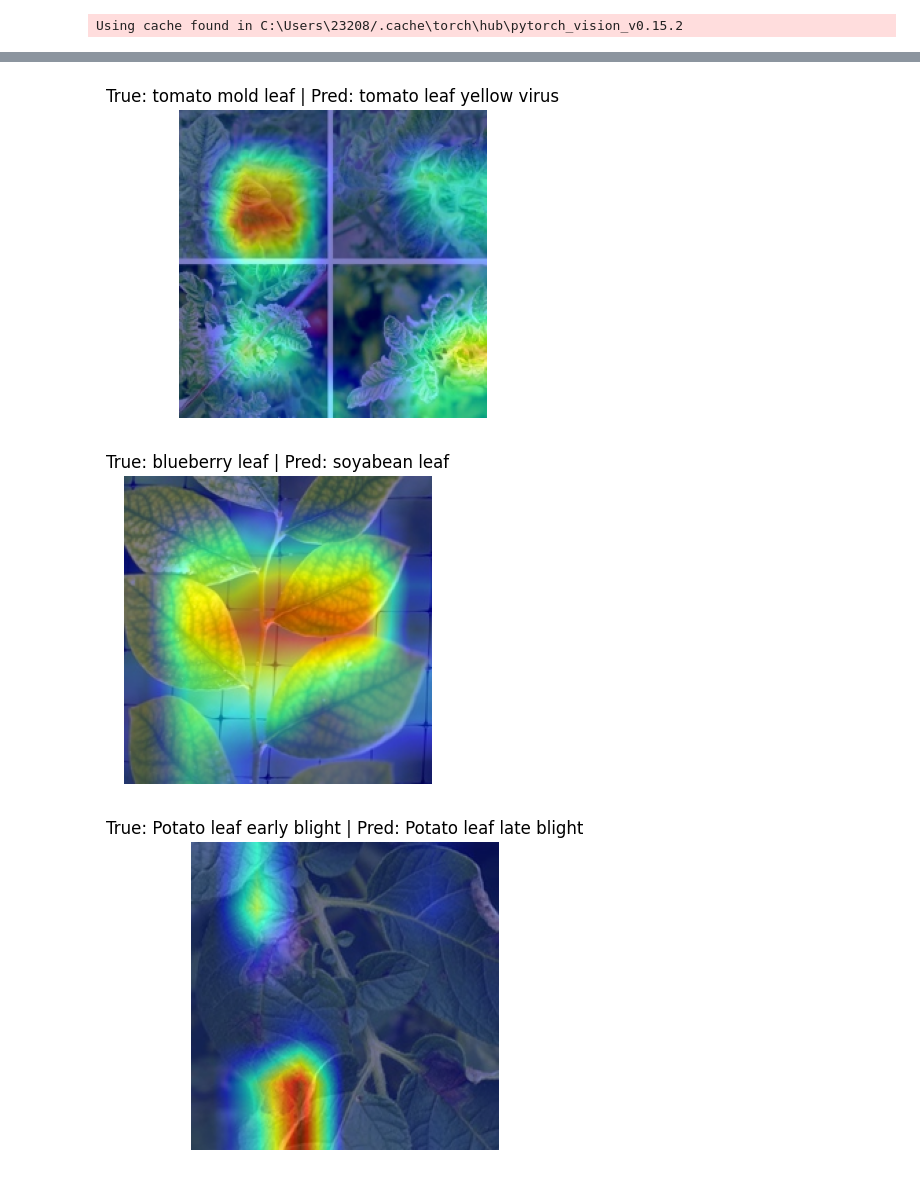
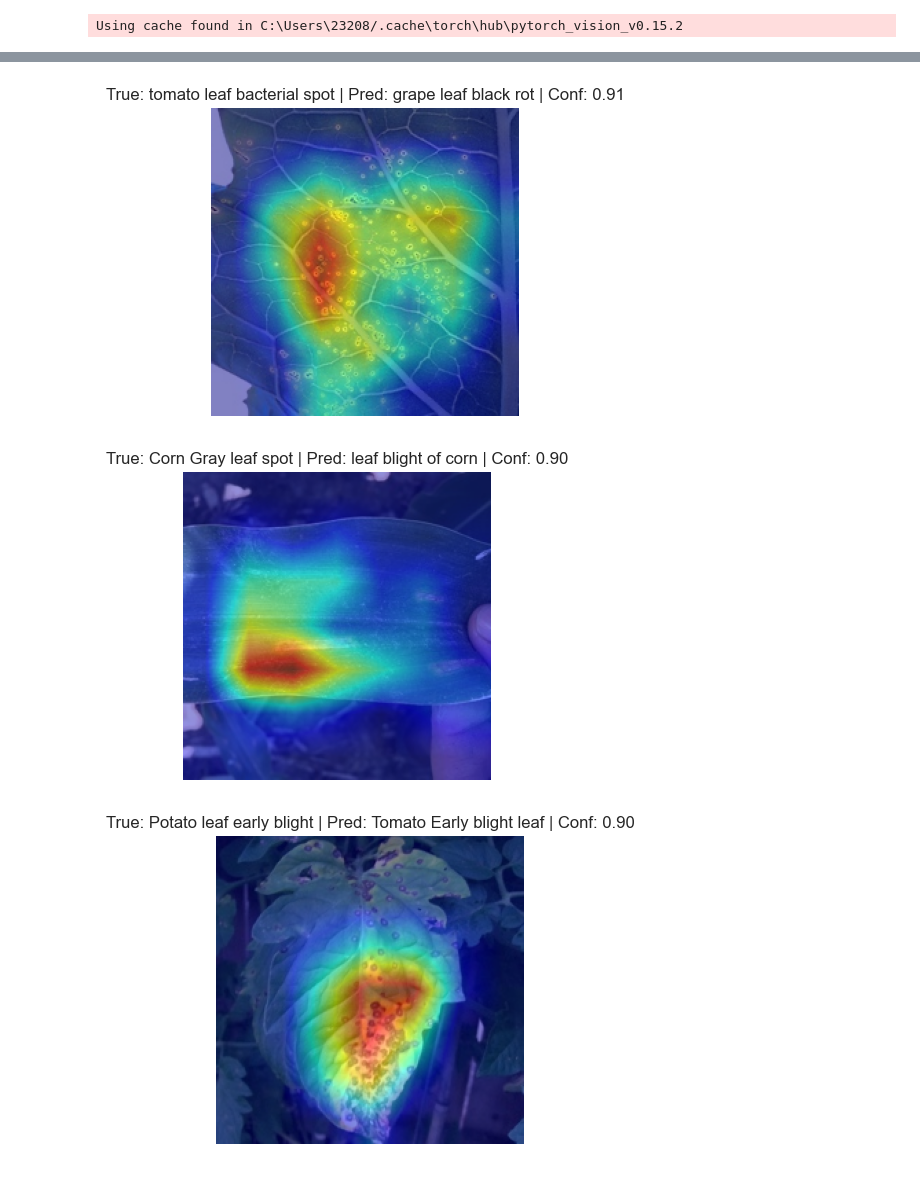
Before and after one commit to AltheD/PlantDoc, a Jupyter notebook: notebooks/30_failure_analysis.ipynb, the cells around one changed output, grey strips where cells are left out. Cells and saved outputs as stored; diff of their text form; code cells hidden in the pictures.

```diff
--- a/notebooks/30_failure_analysis.ipynb
+++ b/notebooks/30_failure_analysis.ipynb
@@ -28,7 +26,7 @@ except ImportError:
 # %%
 SPLIT_JSON = Path("../data/splits/plantdoc_split_seed42.json")
 PROCESSED_ROOT = Path("../data/processed/plantdoc_224")
-CHECKPOINT_PATH = Path("../outputs/checkpoints/E3_resnet50_basic_aug_best.pt")
+CHECKPOINT_PATH = Path("../outputs/checkpoints/E3_6_resnet50_strong_aug_warmup_best.pt")
 DEVICE = "cuda" if torch.cuda.is_available() else "cpu"
 
 with SPLIT_JSON.open() as f:
@@ -156,27 +155,33 @@ confident_errors[:5]
 # %%
 target_layers = [model.layer4[-1]]
 cam = GradCAM(model=model, target_layers=target_layers)
 
-def show_failure(entry):
-    _, true_label, pred_label, rel = entry
+def show_failure(entry, idx):
+    prob, true_label, pred_label, rel = entry
     rel = Path(rel)
     class_name = rel.parent.name
     img_path = PROCESSED_ROOT / "test" / class_name / rel.name
     rgb = Image.open(img_path).convert("RGB")
     input_tensor = eval_transform(rgb).unsqueeze(0).to(DEVICE)
-    targets = [ClassifierOutputTarget(class_to_idx[pred_label])]
-    grayscale_cam = cam(input_tensor=input_tensor, targets=targets)[0]
+    target_idx = class_to_idx[pred_label]
+    targets = [ClassifierOutputTarget(target_idx)]
+    try:
+        grayscale_cam = cam(input_tensor=input_tensor, targets=targets)[0]
+    except TypeError:
+        grayscale_cam = cam(input_tensor=input_tensor, target_category=target_idx)[0]
     rgb_norm = np.array(rgb).astype(np.float32) / 255.0
     visualization = show_cam_on_image(rgb_norm, grayscale_cam, use_rgb=True)
     plt.figure(figsize=(6, 4))
-    plt.title(f"True: {true_label} | Pred: {pred_label}")
+    plt.title(f"True: {true_label} | Pred: {pred_label} | Conf: {prob:.2f}")
     plt.imshow(visualization)
     plt.axis("off")
+    outfile = Path("../outputs/figures") / f"failure_case_{idx+2}.png"
+    plt.savefig(outfile, dpi=180, bbox_inches="tight")
     plt.show()
 
-for entry in confident_errors[:3]:
-    show_failure(entry)
+for idx, entry in enumerate(confident_errors[:3]):
+    show_failure(entry, idx)
 # %% [output]
-[figure, old version]
+[figure, new version]
-[figure, old version]
+[figure, new version]
-[figure, old version]
+[figure, new version]
```
Also changed, not shown: parts of 5 cells of this notebook, 22 other files.
